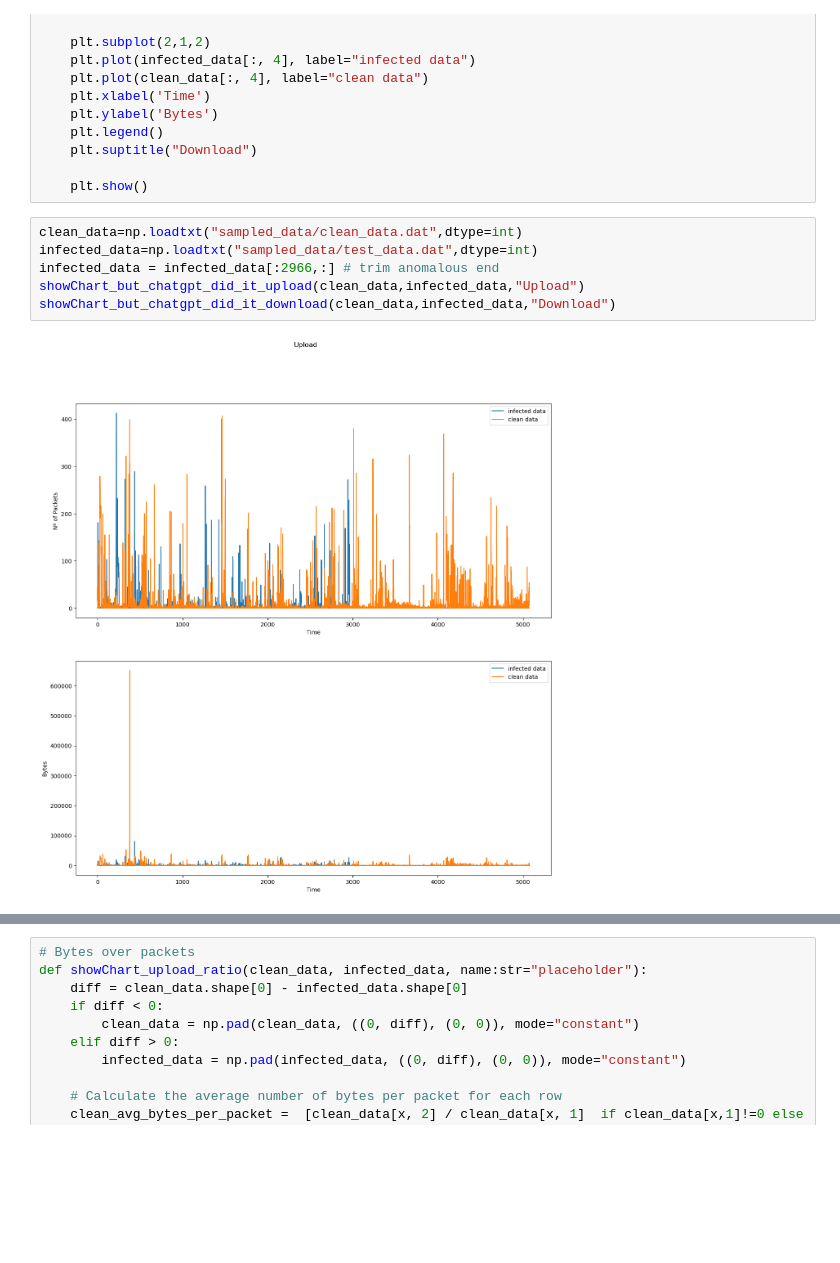
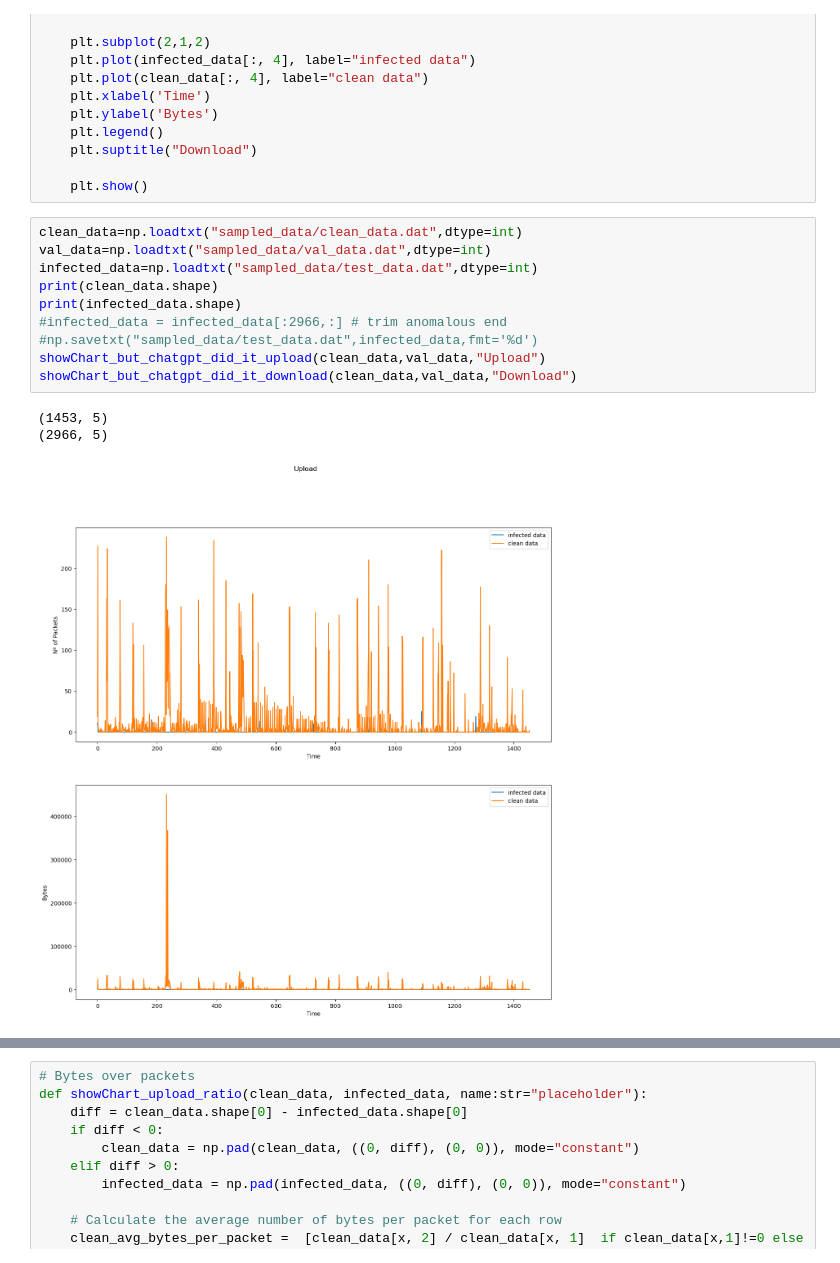
Before and after one commit to Pengrey/AAS, a Jupyter notebook: Work/proj/AAS_Project.ipynb, the cells around one changed output, grey strips where cells are left out. Saved outputs shown, nothing was run; the diff lists cells and outputs as text; blank space fills up the shorter version.

```diff
--- a/Work/proj/AAS_Project.ipynb
+++ b/Work/proj/AAS_Project.ipynb
@@ -275,9 +277,15 @@ def showChart_but_chatgpt_did_it_download(clean_data, infected_data, name:str="p
     plt.show()
 # %%
 clean_data=np.loadtxt("sampled_data/clean_data.dat",dtype=int)
+val_data=np.loadtxt("sampled_data/val_data.dat",dtype=int)
 infected_data=np.loadtxt("sampled_data/test_data.dat",dtype=int)
-infected_data = infected_data[:2966,:] # trim anomalous end
-showChart_but_chatgpt_did_it_upload(clean_data,infected_data,"Upload")
-showChart_but_chatgpt_did_it_download(clean_data,infected_data,"Download")
+print(clean_data.shape)
+print(infected_data.shape)
+#infected_data = infected_data[:2966,:] # trim anomalous end
+#np.savetxt("sampled_data/test_data.dat",infected_data,fmt='%d')
+showChart_but_chatgpt_did_it_upload(clean_data,val_data,"Upload")
+showChart_but_chatgpt_did_it_download(clean_data,val_data,"Download")
 # %% [output]
+(1453, 5)
+(2966, 5)
-[figure, old version]
+[figure, new version]
```
Also changed, not shown: parts of 17 cells of this notebook.
